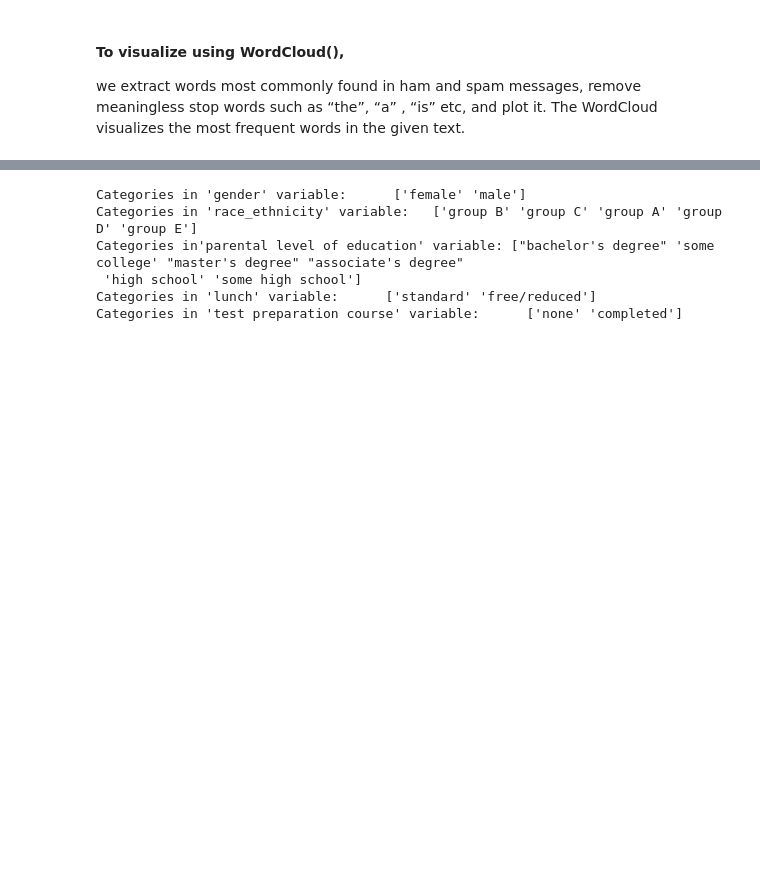
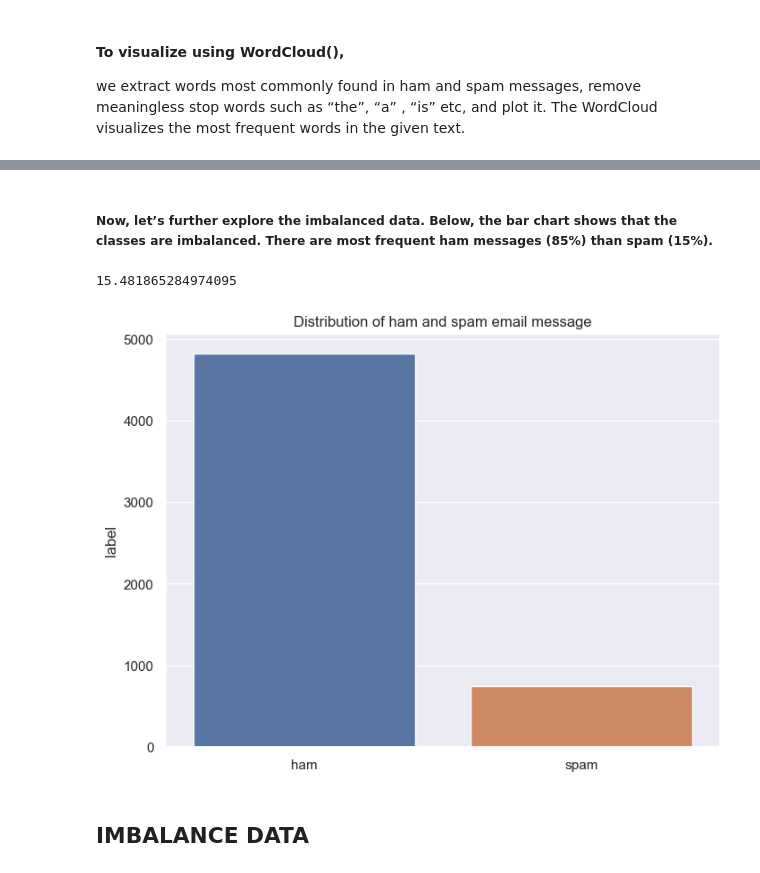
Before and after one commit to samarhashmi/Spam-Detection-in-SMS-DL-, a Jupyter notebook: notebook/spam-detection.ipynb, the cells around one changed output, grey strips where cells are left out. Drawn from its saved outputs; the diff is of its cells as text; code cells hidden in the pictures; blank space fills up the shorter version.

```diff
--- a/notebook/spam-detection.ipynb
+++ b/notebook/spam-detection.ipynb
@@ -150,22 +148,17 @@ df.head()
+# %% [markdown]
+##### Now, let’s further explore the imbalanced data. Below, the bar chart shows that the classes are imbalanced. There are most frequent ham messages (85%) than spam (15%).
 # %%
-print("Categories in 'gender' variable:     ",end=" " )
-print(df['gender'].unique())
+# we can observe imbalance data here
+plt.figure(figsize=(8,6))
+sns.set(style="darkgrid")
+coun_balance=pd.value_counts(messages["label"], sort=True)
+sns.barplot(x=coun_balance.index, y=coun_balance)                                 #countplot(messages.label).astype(float)
+plt.title('Distribution of ham and spam email message')
 
-print("Categories in 'race_ethnicity' variable:  ",end=" ")
-print(df['race_ethnicity'].unique())
-
-print("Categories in'parental level of education' variable:",end=" " )
-print(df['parental_level_of_education'].unique())
-
-print("Categories in 'lunch' variable:     ",end=" " )
-print(df['lunch'].unique())
-
-print("Categories in 'test preparation course' variable:     ",end=" " )
-print(df['test_preparation_course'].unique())
+# Percentage of spam messages
+(len(spam_msg)/len(ham_msg))*100 # 15.48%
 # %% [output]
-Categories in 'gender' variable:      ['female' 'male']
-Categories in 'race_ethnicity' variable:   ['group B' 'group C' 'group A' 'group D' 'group E']
-Categories in'parental level of education' variable: ["bachelor's degree" 'some college' "master's degree" "associate's degree"
- 'high school' 'some high school']
-Categories in 'lunch' variable:      ['standard' 'free/reduced']
-Categories in 'test preparation course' variable:      ['none' 'completed']
+15.481865284974095
+[figure, added]
+# %% [markdown]
+## IMBALANCE DATA
```
Also changed, not shown: parts of 95 cells of this notebook.
